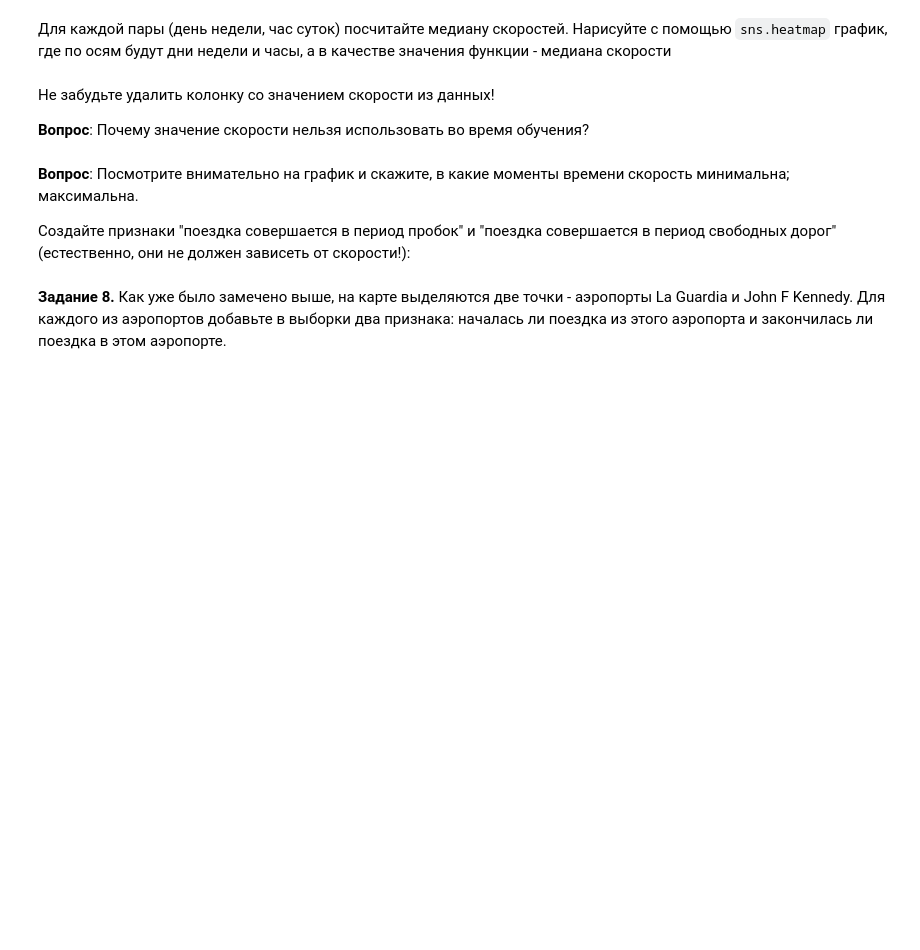
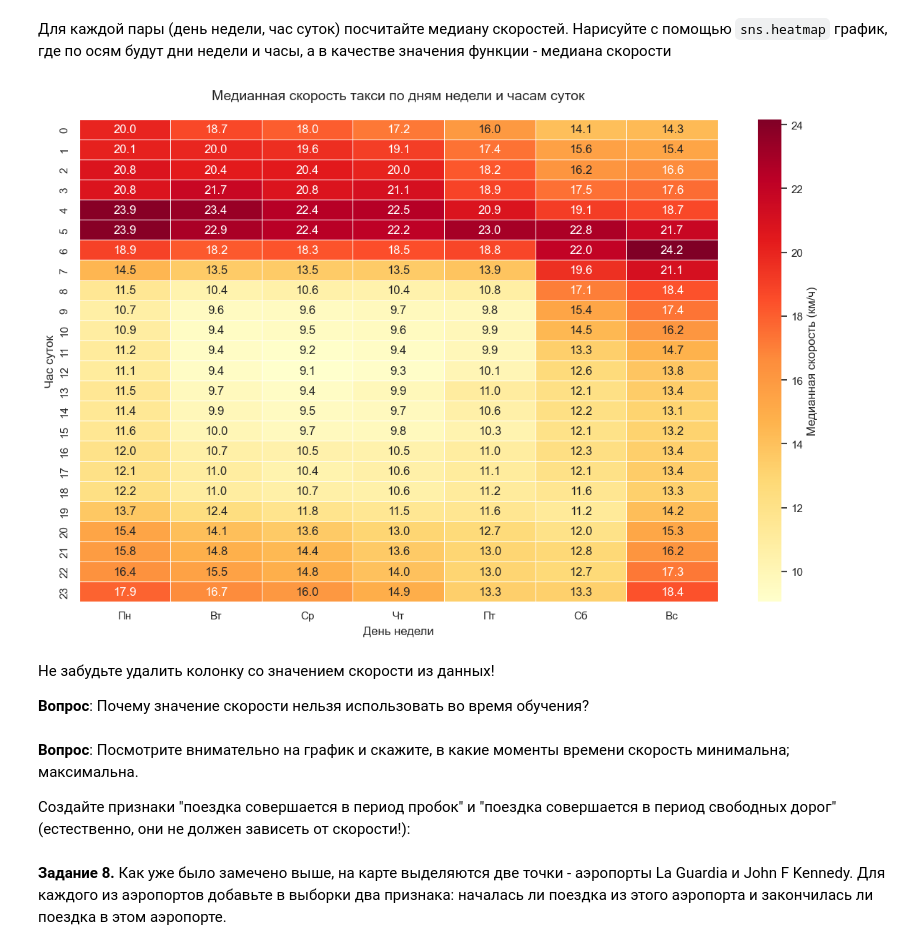
Before and after one commit to kuskas112/Labs, a Jupyter notebook: Машинное обучение/lab2/LR2_eda_linregr.ipynb, the cells around one changed output. Saved outputs shown, nothing was run; the diff lists cells and outputs as text; code cells hidden in the pictures; blank space fills up the shorter version.

```diff
--- a/Машинное обучение/lab2/LR2_eda_linregr.ipynb
+++ b/Машинное обучение/lab2/LR2_eda_linregr.ipynb
@@ -355,3 +531,36 @@ Map(center=[np.float64(40.74889477920532), np.float64(-73.97374298858642)], cont
+# %%
+#╰( ͡° ͜ʖ ͡° )つ──☆*:・ﾟ
+
+# Создаем таблицу с медианой скоростей для каждой пары (день недели, час)
+speed_pivot = train_data.pivot_table(
+    values='speed_kmh',
+    index='hour',
+    columns='day_of_week',
+    aggfunc='median'
+)
+
+# Переименовываем для читаемости
+days_names = ['Пн', 'Вт', 'Ср', 'Чт', 'Пт', 'Сб', 'Вс']
+speed_pivot.columns = days_names
+
+#╰( ͡° ͜ʖ ͡° )つ──☆*:・ﾟ
+plt.figure(figsize=(12, 8))
+sns.heatmap(
+    speed_pivot,
+    annot=True,           # Показывать значения в ячейках
+    fmt='.1f',           # Формат чисел: одна десятичная
+    cmap='YlOrRd',       # Цветовая схема: желтый-оранжевый-красный
+    linewidths=0.5,      # Тонкие линии между ячейками
+    cbar_kws={'label': 'Медианная скорость (км/ч)'}  # Подпись цветовой шкалы
+)
+
+plt.title('Медианная скорость такси по дням недели и часам суток', fontsize=14, pad=20)
+plt.xlabel('День недели')
+plt.ylabel('Час суток')
+plt.tight_layout()
+plt.show()
+# %% [output]
+[figure, added]
 # %% [markdown]
 Не забудьте удалить колонку со значением скорости из данных!
 
```
Also changed, not shown: parts of 28 cells of this notebook, 2 other files.
